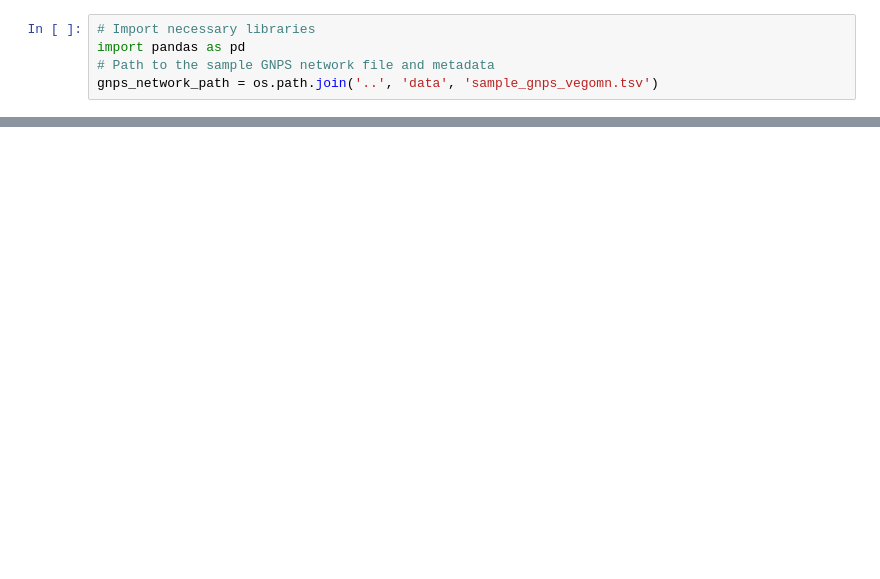
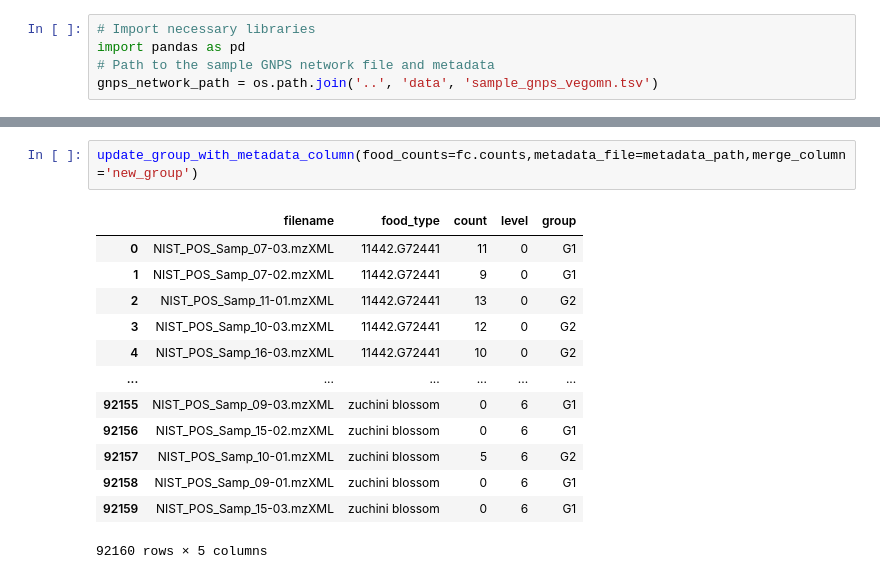
Before and after one commit to bittremieux-lab/gnps_rdd, a Jupyter notebook: gfop/notebooks/02_utils_notebook.ipynb, the cells around one changed output, grey strips where cells are left out. Saved outputs shown, nothing was run; the diff lists cells and outputs as text; blank space fills up the shorter version.

```diff
--- a/gfop/notebooks/02_utils_notebook.ipynb
+++ b/gfop/notebooks/02_utils_notebook.ipynb
@@ -31,0 +94,16 @@ NameError: name 'fc' is not defined
+# %%
+update_group_with_metadata_column(food_counts=fc.counts,metadata_file=metadata_path,merge_column='new_group')
+# %% [output]
+|  | filename | food_type | count | level | group |
+| 0 | NIST_POS_Samp_07-03.mzXML | 11442.G72441 | 11 | 0 | G1 |
+| 1 | NIST_POS_Samp_07-02.mzXML | 11442.G72441 | 9 | 0 | G1 |
+| 2 | NIST_POS_Samp_11-01.mzXML | 11442.G72441 | 13 | 0 | G2 |
+| 3 | NIST_POS_Samp_10-03.mzXML | 11442.G72441 | 12 | 0 | G2 |
+| 4 | NIST_POS_Samp_16-03.mzXML | 11442.G72441 | 10 | 0 | G2 |
+| ... | ... | ... | ... | ... | ... |
+| 92155 | NIST_POS_Samp_09-03.mzXML | zuchini blossom | 0 | 6 | G1 |
+| 92156 | NIST_POS_Samp_15-02.mzXML | zuchini blossom | 0 | 6 | G1 |
+| 92157 | NIST_POS_Samp_10-01.mzXML | zuchini blossom | 5 | 6 | G2 |
+| 92158 | NIST_POS_Samp_09-01.mzXML | zuchini blossom | 0 | 6 | G1 |
+| 92159 | NIST_POS_Samp_15-03.mzXML | zuchini blossom | 0 | 6 | G1 |
+92160 rows × 5 columns
```
Also changed, not shown: parts of 8 cells of this notebook, 2 other files.
